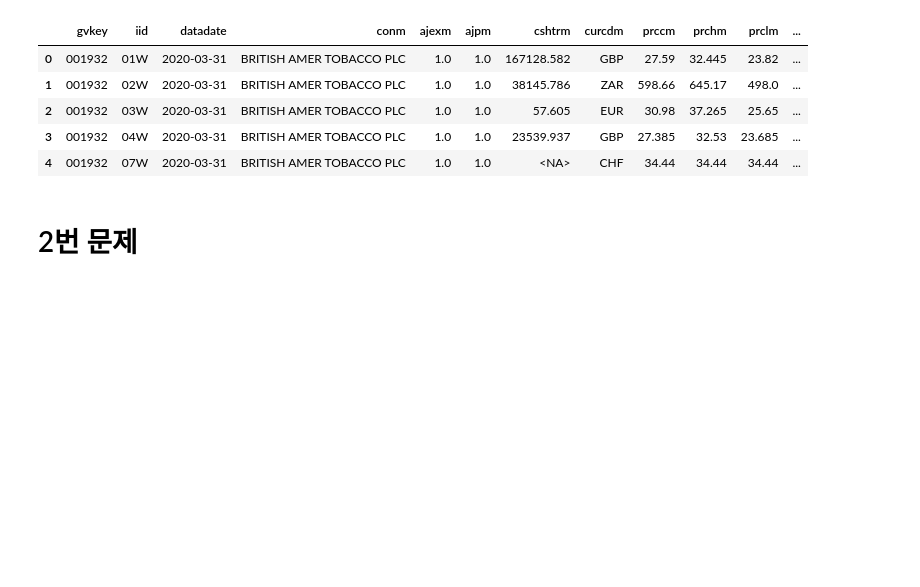
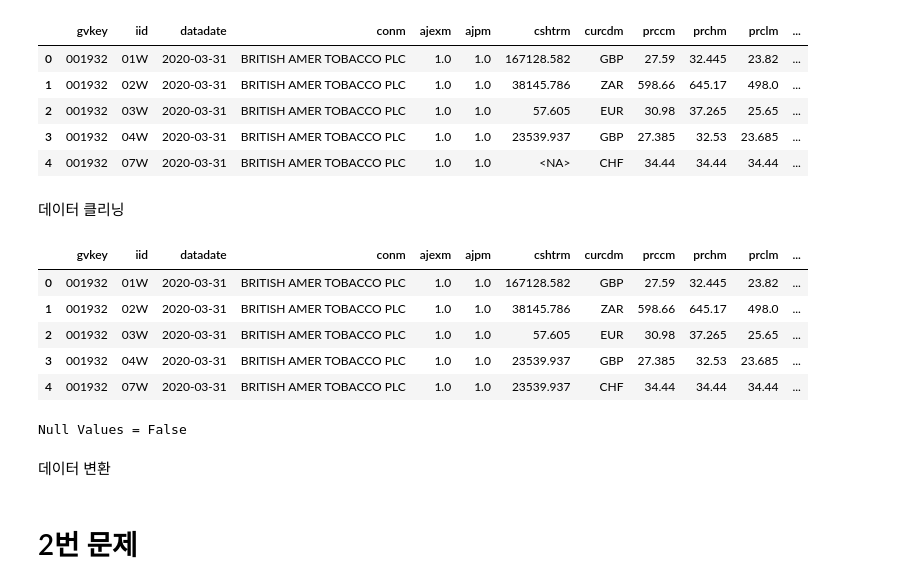
Before and after one commit to LJMfintech/Financial_Data_Analysis, a Jupyter notebook: DataAnalysisHW1.ipynb, the cells around one changed output. Cells and saved outputs as stored; diff of their text form; code cells hidden in the pictures; blank space fills up the shorter version.

```diff
--- a/DataAnalysisHW1.ipynb
+++ b/DataAnalysisHW1.ipynb
@@ -108,3 +108,34 @@ data_set.to_csv('data_set.csv')
+# %% [markdown]
+데이터 클리닝
+# %%
+# inf, -inf를 NaN으로 변환
+data_set = data_set.replace([np.inf, -np.inf], np.nan)
+
+# Fill the missing values with the last value available in the dataset.
+data_set=data_set.fillna(method='ffill') #ffill: forward fill으로, NA값을 직전 관측치로 대체
+
+# 그래도 남은 결측치(첫 관측치 등)는 0으로 대체
+data_set = data_set.fillna(0)
+
+# Drop the rows containing NA
+data_set= data_set.dropna(axis=0) # NA값 있는 행 삭제
+
+# Fill na with 0
+#dataset.fillna('0')
+data_set.head()
+# %% [output]
+|  | gvkey | iid | datadate | conm | ajexm | ajpm | cshtrm | curcdm | prccm | prchm | prclm | ... |
+| 0 | 001932 | 01W | 2020-03-31 | BRITISH AMER TOBACCO PLC | 1.0 | 1.0 | 167128.582 | GBP | 27.59 | 32.445 | 23.82 | ... |
+| 1 | 001932 | 02W | 2020-03-31 | BRITISH AMER TOBACCO PLC | 1.0 | 1.0 | 38145.786 | ZAR | 598.66 | 645.17 | 498.0 | ... |
+| 2 | 001932 | 03W | 2020-03-31 | BRITISH AMER TOBACCO PLC | 1.0 | 1.0 | 57.605 | EUR | 30.98 | 37.265 | 25.65 | ... |
+| 3 | 001932 | 04W | 2020-03-31 | BRITISH AMER TOBACCO PLC | 1.0 | 1.0 | 23539.937 | GBP | 27.385 | 32.53 | 23.685 | ... |
+| 4 | 001932 | 07W | 2020-03-31 | BRITISH AMER TOBACCO PLC | 1.0 | 1.0 | 23539.937 | CHF | 34.44 | 34.44 | 34.44 | ... |
+# %%
+print('Null Values =', data_set.isnull().values.any())
+# %% [output]
+Null Values = False
+# %% [markdown]
+데이터 변환
 # %% [markdown]
 # 2번 문제
 # %%
```
Also changed, not shown: parts of 23 cells of this notebook.
